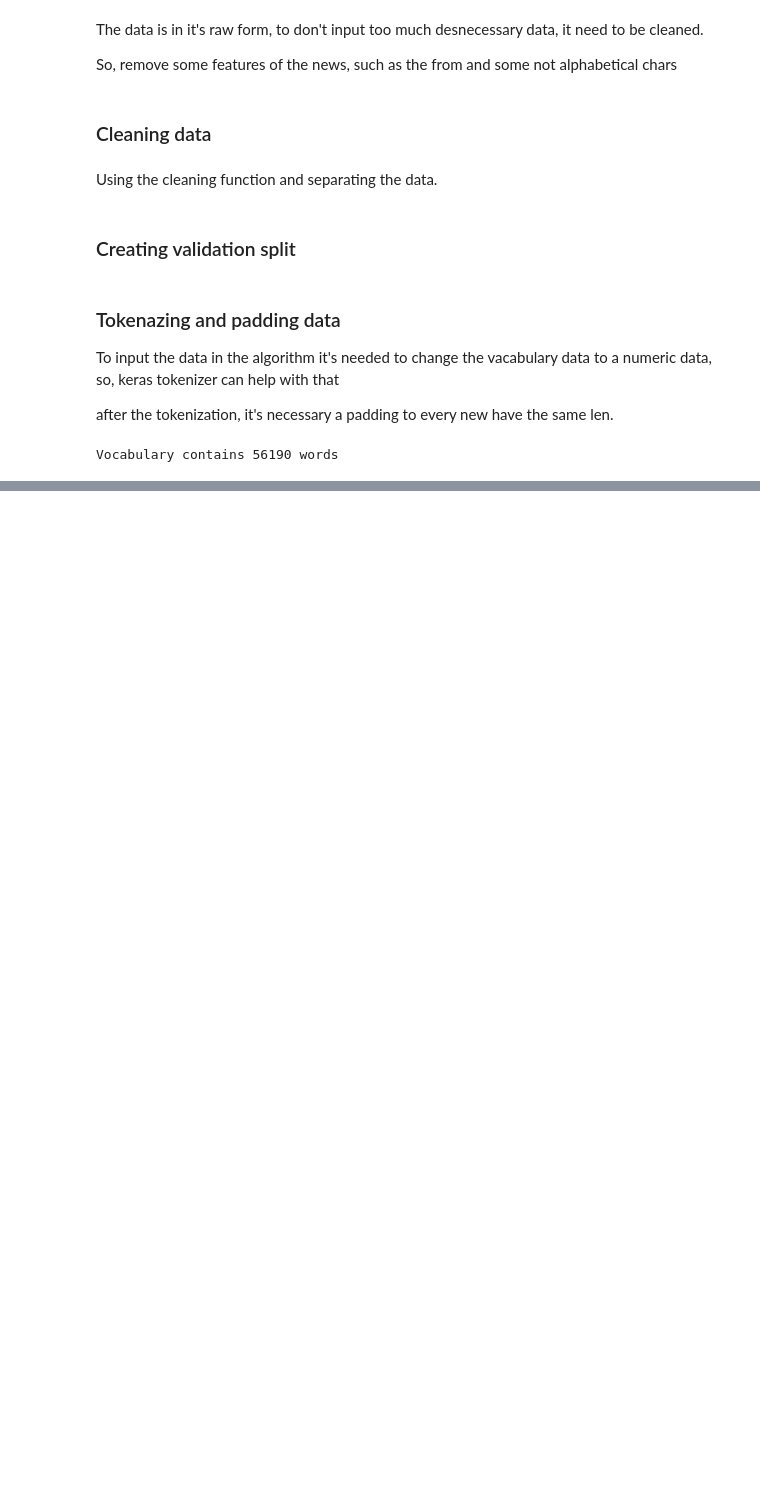
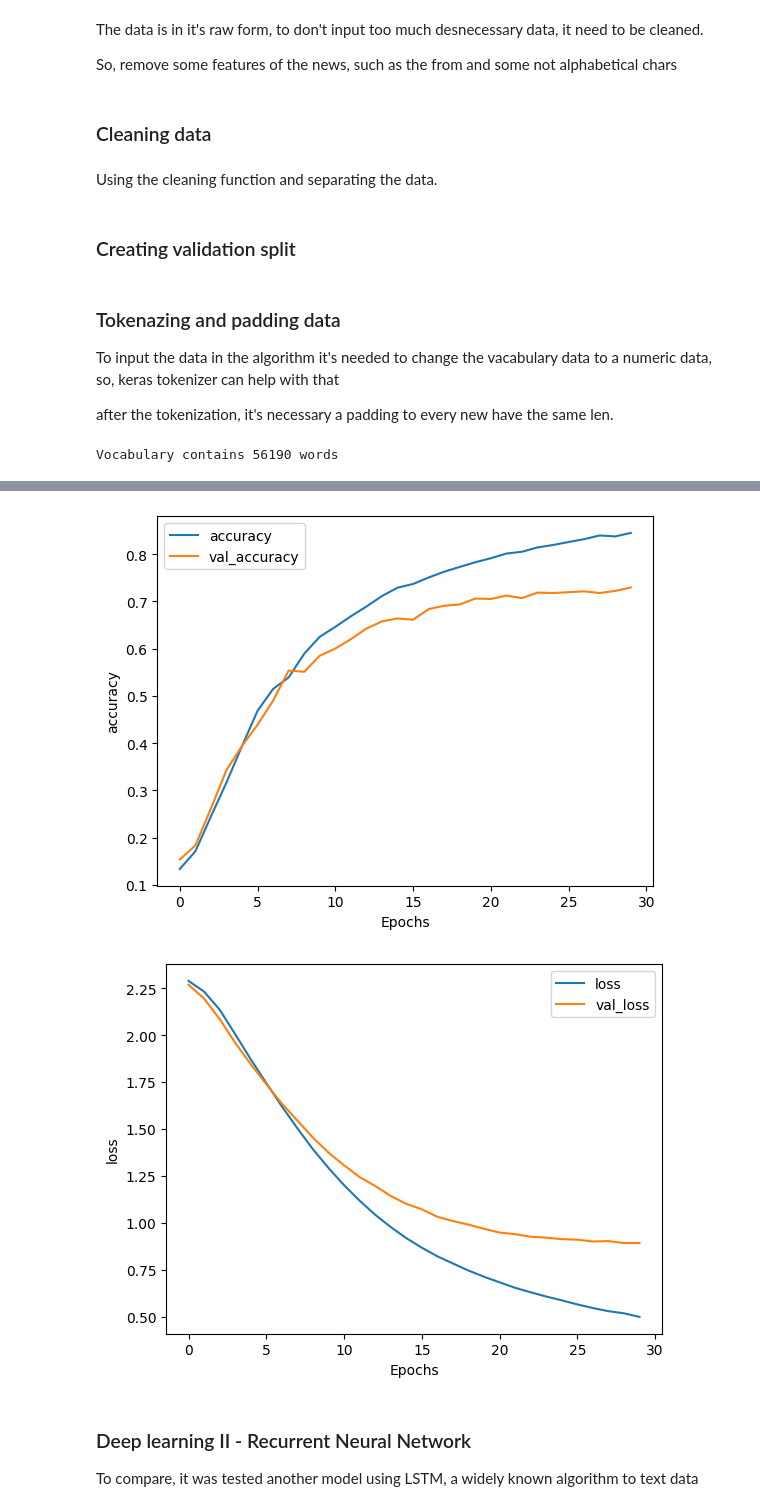
Before and after one commit to Battisaco/NLP_20newsgroup, a Jupyter notebook: text_analysis.ipynb, the cells around one changed output, grey strips where cells are left out. Saved outputs shown, nothing was run; the diff lists cells and outputs as text; code cells hidden in the pictures; blank space fills up the shorter version.

Commit message:
Add Neural network training

```diff
--- a/text_analysis.ipynb
+++ b/text_analysis.ipynb
@@ -154,0 +217,34 @@ Vocabulary contains 56190 words
+# %%
+def create_model():
+    """
+    Creates a text classifier model
+
+    Returns:
+        model (tf.keras Model): the text classifier model
+    """
+
+    tf.random.set_seed(42)
+
+    ### START CODE HERE
+
+    model = tf.keras.Sequential([
+        tf.keras.layers.Embedding(1000,16, input_length = 150),
+        tf.keras.layers.GlobalAveragePooling1D(),
+        tf.keras.layers.Dense(24, activation='relu'),
+        tf.keras.layers.Dense(10, activation='softmax')
+    ])
+
+    model.compile(loss='sparse_categorical_crossentropy',
+                  optimizer='adam',
+                  metrics=['accuracy'])
+
+    model.summary()
+
+    ### END CODE HERE
+
+    return model
+# %%
+model = create_model()
+
+history_I = model.fit(train_padded, train_y,
+                    epochs=30, validation_data=(val_padded, val_y))
@@ -154,0 +269,17 @@ Vocabulary contains 56190 words
+# %%
+def plot_graphs(history_I, metric):
+    plt.plot(history_I.history[metric])
+    plt.plot(history_I.history[f'val_{metric}'])
+    plt.xlabel("Epochs")
+    plt.ylabel(metric)
+    plt.legend([metric, f'val_{metric}'])
+    plt.show()
+
+plot_graphs(history_I, "accuracy")
+plot_graphs(history_I, "loss")
+# %% [output]
+[figure, added]
+[figure, added]
+# %% [markdown]
+### Deep learning II - Recurrent Neural Network
+To compare, it was tested another model using LSTM, a widely known algorithm to text data
```
Also changed, not shown: parts of 17 cells of this notebook.
